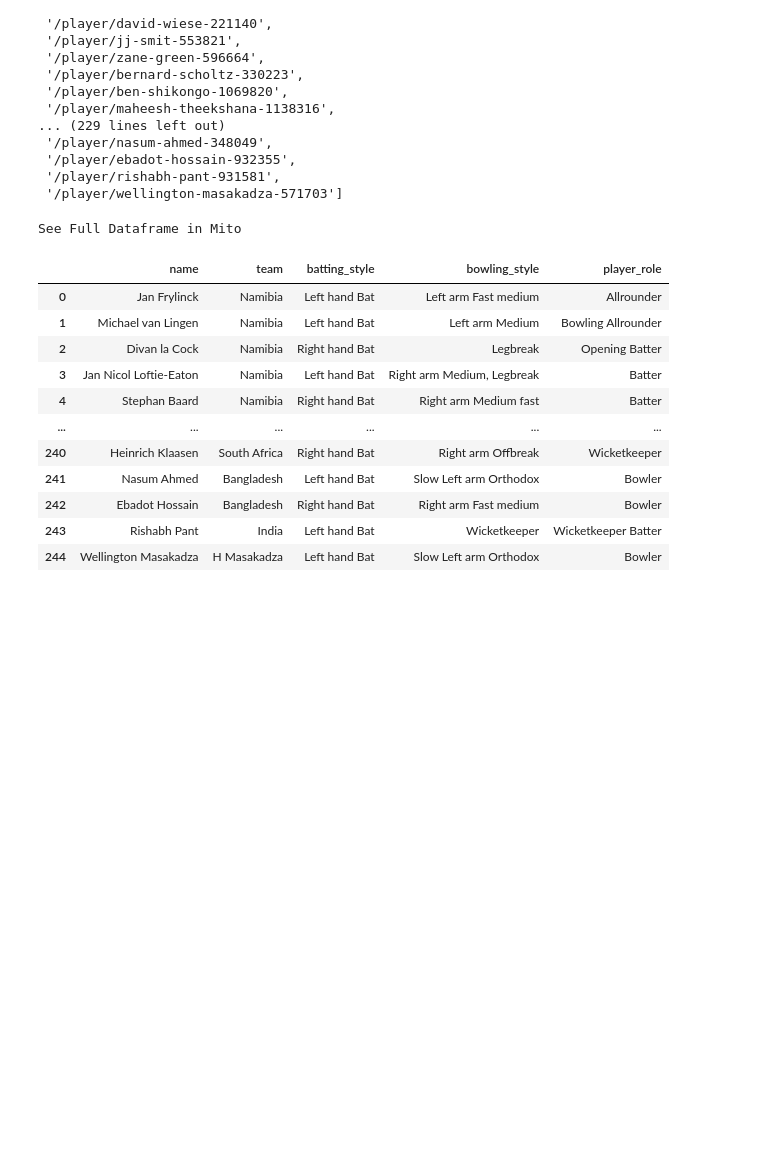
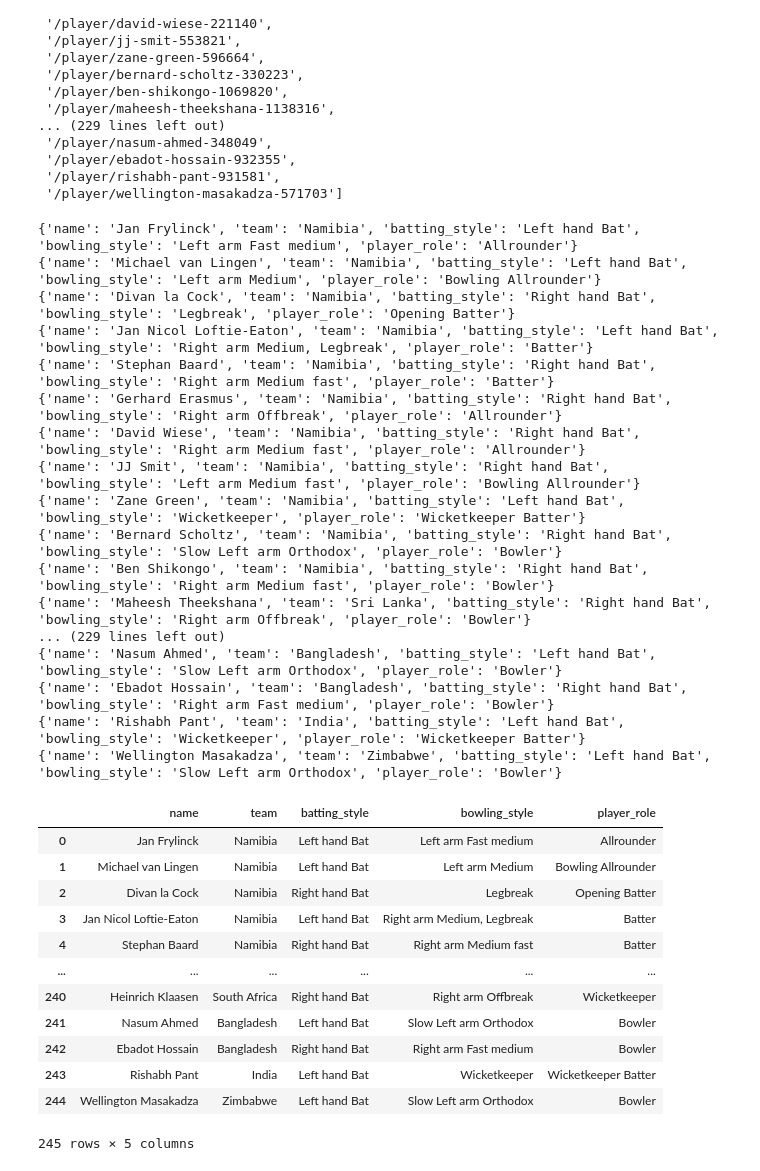
Before and after one commit to Naveen-004/T20-WC-Analysis, a Jupyter notebook: scraping.ipynb, the cells around one changed output. Cells and saved outputs as stored; diff of their text form; code cells hidden in the pictures; blank space fills up the shorter version.

```diff
--- a/scraping.ipynb
+++ b/scraping.ipynb
@@ -277,35 +293,50 @@ player_urls
 # %%
 player_info = pd.DataFrame(columns=['name', 'team', 'batting_style', 'bowling_style', 'player_role'])
 for url in player_urls:
     res = requests.get("https://espncricinfo.com"+ url)
     soup = BeautifulSoup(res.content, 'html.parser')
     name = soup.find_all('h1', class_='ds-text-title-l ds-font-bold')
-    team = soup.find_all('span', class_='ds-text-title-s ds-font-bold ds-text-ui-typo ds-underline ds-decoration-ui-stroke hover:ds-text-ui-typo-primary hover:ds-decoration-ui-stroke-primary ds-block')
+    team = soup.find_all('span', class_='ds-text-comfortable-s')
     h5 = soup.find_all('h5')
-    try:
-        temp = {'name':name[0].text, 'team': team[0].text,
-        'batting_style': h5[3].text, 'bowling_style': h5[4].text,
-        'player_role': h5[5].text}
-    except:
-        temp = {'name': None, 'team': None,
-        'batting_style': None, 'bowling_style': None, 'player_role':None}
+
+    temp = {'name':name[0].get_text(strip=True) if name[0] else None, 'team': team[0].get_text(strip=True) if team[0] else None,
+    'batting_style': h5[3].get_text(strip=True) if h5[3] else None, 'bowling_style': h5[4].get_text(strip=True) if h5[4] else None,
+    'player_role': h5[5].get_text(strip=True) if h5[5] else None}
+    print(temp)
     temp = pd.DataFrame(temp, index=[0])
     player_info = pd.concat([player_info, temp], ignore_index=True)
 
 player_info
 # %% [output]
-See Full Dataframe in Mito
+{'name': 'Jan Frylinck', 'team': 'Namibia', 'batting_style': 'Left hand Bat', 'bowling_style': 'Left arm Fast medium', 'player_role': 'Allrounder'}
+{'name': 'Michael van Lingen', 'team': 'Namibia', 'batting_style': 'Left hand Bat', 'bowling_style': 'Left arm Medium', 'player_role': 'Bowling Allrounder'}
+{'name': 'Divan la Cock', 'team': 'Namibia', 'batting_style': 'Right hand Bat', 'bowling_style': 'Legbreak', 'player_role': 'Opening Batter'}
+{'name': 'Jan Nicol Loftie-Eaton', 'team': 'Namibia', 'batting_style': 'Left hand Bat', 'bowling_style': 'Right arm Medium, Legbreak', 'player_role': 'Batter'}
+{'name': 'Stephan Baard', 'team': 'Namibia', 'batting_style': 'Right hand Bat', 'bowling_style': 'Right arm Medium fast', 'player_role': 'Batter'}
+{'name': 'Gerhard Erasmus', 'team': 'Namibia', 'batting_style': 'Right hand Bat', 'bowling_style': 'Right arm Offbreak', 'player_role': 'Allrounder'}
+{'name': 'David Wiese', 'team': 'Namibia', 'batting_style': 'Right hand Bat', 'bowling_style': 'Right arm Medium fast', 'player_role': 'Allrounder'}
+{'name': 'JJ Smit', 'team': 'Namibia', 'batting_style': 'Right hand Bat', 'bowling_style': 'Left arm Medium fast', 'player_role': 'Bowling Allrounder'}
+{'name': 'Zane Green', 'team': 'Namibia', 'batting_style': 'Left hand Bat', 'bowling_style': 'Wicketkeeper', 'player_role': 'Wicketkeeper Batter'}
+{'name': 'Bernard Scholtz', 'team': 'Namibia', 'batting_style': 'Right hand Bat', 'bowling_style': 'Slow Left arm Orthodox', 'player_role': 'Bowler'}
+{'name': 'Ben Shikongo', 'team': 'Namibia', 'batting_style': 'Right hand Bat', 'bowling_style': 'Right arm Medium fast', 'player_role': 'Bowler'}
+{'name': 'Maheesh Theekshana', 'team': 'Sri Lanka', 'batting_style': 'Right hand Bat', 'bowling_style': 'Right arm Offbreak', 'player_role': 'Bowler'}
+... (229 lines left out)
+{'name': 'Nasum Ahmed', 'team': 'Bangladesh', 'batting_style': 'Left hand Bat', 'bowling_style': 'Slow Left arm Orthodox', 'player_role': 'Bowler'}
+{'name': 'Ebadot Hossain', 'team': 'Bangladesh', 'batting_style': 'Right hand Bat', 'bowling_style': 'Right arm Fast medium', 'player_role': 'Bowler'}
+{'name': 'Rishabh Pant', 'team': 'India', 'batting_style': 'Left hand Bat', 'bowling_style': 'Wicketkeeper', 'player_role': 'Wicketkeeper Batter'}
+{'name': 'Wellington Masakadza', 'team': 'Zimbabwe', 'batting_style': 'Left hand Bat', 'bowling_style': 'Slow Left arm Orthodox', 'player_role': 'Bowler'}
 |  | name | team | batting_style | bowling_style | player_role |
 | 0 | Jan Frylinck | Namibia | Left hand Bat | Left arm Fast medium | Allrounder |
 | 1 | Michael van Lingen | Namibia | Left hand Bat | Left arm Medium | Bowling Allrounder |
 | 2 | Divan la Cock | Namibia | Right hand Bat | Legbreak | Opening Batter |
 | 3 | Jan Nicol Loftie-Eaton | Namibia | Left hand Bat | Right arm Medium, Legbreak | Batter |
 | 4 | Stephan Baard | Namibia | Right hand Bat | Right arm Medium fast | Batter |
 | ... | ... | ... | ... | ... | ... |
 | 240 | Heinrich Klaasen | South Africa | Right hand Bat | Right arm Offbreak | Wicketkeeper |
 | 241 | Nasum Ahmed | Bangladesh | Left hand Bat | Slow Left arm Orthodox | Bowler |
 | 242 | Ebadot Hossain | Bangladesh | Right hand Bat | Right arm Fast medium | Bowler |
 | 243 | Rishabh Pant | India | Left hand Bat | Wicketkeeper | Wicketkeeper Batter |
-| 244 | Wellington Masakadza | H Masakadza | Left hand Bat | Slow Left arm Orthodox | Bowler |
+| 244 | Wellington Masakadza | Zimbabwe | Left hand Bat | Slow Left arm Orthodox | Bowler |
+245 rows × 5 columns
 # %%
 player_info.to_csv('data/playerinfo.csv', index=False)
```
Also changed, not shown: parts of 3 cells of this notebook, 7 other files.
